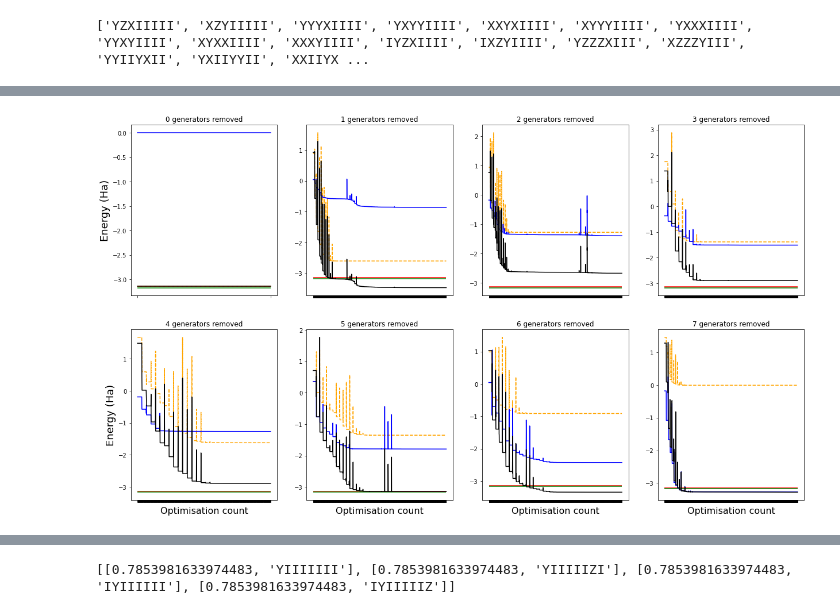
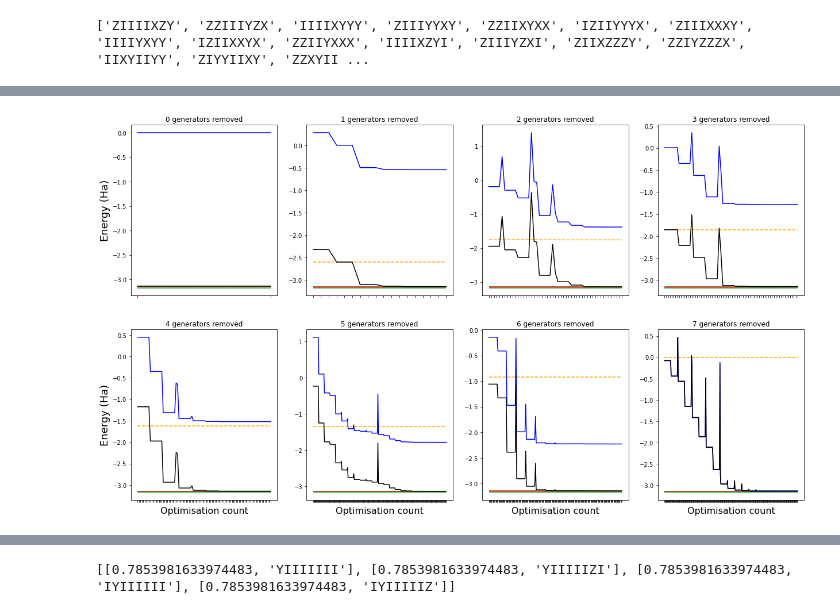
Before and after one commit to wmkirby1/CS-VQE, a Jupyter notebook: HeH+ Example.ipynb, the cells around one changed output, grey strips where cells are left out. Drawn from its saved outputs; the diff is of its cells as text; code cells hidden in the pictures.

Commit message:
Adjusting ansatz

```diff
--- a/HeH+ Example.ipynb
+++ b/HeH+ Example.ipynb
@@ -131,13 +140,13 @@ fn_form = c.energy_function_form(ham_noncon, model)
 gs_noncon = c.find_gs_noncon(ham_noncon)
 gs_noncon_energy = gs_noncon[0]
 ep_state = gs_noncon[1]
-generators = {g:1 for g in model[0]}
+generators = {g:gs_noncon[1][0][index] for index, g in enumerate(model[0])}
 A = {p:ep_state[1][index] for index, p in enumerate(model[1])}
 r1 = ep_state[1][0]
 r2 = ep_state[1][1]
 
+#rotate the hamiltonians
 rotations = (c.diagonalize_epistemic(model,fn_form,ep_state))[0]
-#rotate the hamiltonians
 ham, ham_noncon, ham_context = eig.rotate_hamiltonian(rotations, ham, ham_noncon, ham_context)
 generators = eig.rotate_operator(rotations, generators)
 A = eig.rotate_operator(rotations, A)
@@ -427,18 +462,18 @@ plt.hlines(true_gs, 1, len(X), color='g')
 # %%
 ucc_fix_q1 = []
-ucc = qonvert.QubitOperator_to_dict(ucc_q, num_qubits)
 for p in ucc.keys():
     p_list = list(p)
-    p_list[6] = 'I'
-    #p_list.reverse()
+    #p_list[6] = 'I'
+    #p_list[7] = 'I'
+    p_list.reverse()
     ucc_fix_q1.append(''.join(p_list))
 print(ucc_fix_q1)
 # %% [output]
-['YZXIIIII', 'XZYIIIII', 'YYYXIIII', 'YXYYIIII', 'XXYXIIII', 'XYYYIIII', 'YXXXIIII', 'YYXYIIII', 'XYXXIIII', 'XXXYIIII', 'IYZXIIII', 'IXZYIIII', 'YZZZXIII', 'XZZZYIII', 'YYIIYXII', 'YXIIYYII', 'XXIIYX ...
+['ZIIIIXZY', 'ZZIIIYZX', 'IIIIXYYY', 'ZIIIYYXY', 'ZZIIXYXX', 'IZIIYYYX', 'ZIIIXXXY', 'IIIIYXYY', 'IZIIXXYX', 'ZZIIYXXX', 'IIIIXZYI', 'ZIIIYZXI', 'ZIIXZZZY', 'ZZIYZZZX', 'IIXYIIYY', 'ZIYYIIXY', 'ZZXYII ...
 # %%
 #VQE setup
 qi = QuantumInstance(Aer.get_backend('statevector_simulator'))
-slsqp = SLSQP(maxiter=1000)
+slsqp = SLSQP(maxiter=10000)
 counts = []
 values = []
 
@@ -470,14 +505,23 @@ for index, grid in enumerate(grid_pos):
     removed_generators = [list(generators.keys())[i] for i in removed_index]
     Z_indices = [7 - g.find('Z') for g in removed_generators]
 
-    print(removed_generators, Z_indices)
+    print('Removed generators:', removed_generators, Z_indices)
 
     new_ham_noncon, new_ham_context = eig.discard_generator(ham_noncon, ham_context, removed_generators)
-    vqe_input_ham_noncon = qonvert.dict_to_WeightedPauliOperator(new_ham_noncon)
-    vqe_input_ham_context = qonvert.dict_to_WeightedPauliOperator(new_ham_context)
+    new_ham_noncon_add_q8={}
+    new_ham_context_add_q8={}
+    for p in new_ham_noncon.keys():
+        p_add_q = 'I' + p
+        new_ham_noncon_add_q8[p_add_q] = new_ham_noncon[p]
+    for p in new_ham_context.keys():
+        p_add_q = 'I' + p
+        new_ham_context_add_q8[p_add_q] = new_ham_context[p]
+
+    vqe_input_ham_noncon = qonvert.dict_to_WeightedPauliOperator(new_ham_noncon_add_q8)
+    vqe_input_ham_context = qonvert.dict_to_WeightedPauliOperator(new_ham_context_add_q8)
 
     # initiate blank circuit
-    anz=QuantumCircuit(num_qubits)
+    anz=QuantumCircuit(num_qubits + 1)
 
     # noncontextual reference
     anz.x(4)
@@ -486,20 +530,44 @@ for index, grid in enumerate(grid_pos):
     if Z_indices == []:
         anz.rz(params[0], 4) # because VQE needs at least one parameter...
     else:
-        #for index, z in enumerate(Z_indices):
-        #    anz.rx(params[index], z)
-        anz = c_anz.construct_ansatz(paulis=ucc_fix_q1, circ=anz)
+        param_index = 0
+        over_P = ['I' for i in range(num_qubits+1)]
+        for z in Z_indices:
+            blank_P = ['I' for i in range(num_qubits+1)]
+            blank_P[z] = 'X'
+            over_P[z] = 'X'
+            anz += c_anz.exp_P(''.join(blank_P), rot = params[param_index])
+            anz += c_anz.exp_P(''.join(over_P), rot = params[param_index+1])
+            param_index += 2
+
+        #ucc_fix = []
+        #Z_complement = list(set(range(num_qubits)) - set(Z_indices))
+        ##print(Z_complement)
+        #for p in ucc.keys():
+        #    p_list = list(deepcopy(p))
+        #    p_list.reverse()
+        #    #p_list[6] = 'I'
+        #    #p_list[7] = 'I'
+        #    for z in Z_complement:
+        #        p_list[z] = 'I'
+        #    ucc_fix.append(''.join(p_list) + 'I')
+        #    #print(p_list)
+        ##print(ucc_fix)
+
+        #anz = c_anz.construct_ansatz(paulis=ucc_fix, circ=anz)
+        #anz += c_anz.exp_P('IIIYYIII', rot = Parameter('a'))
 
     # store parity in auxiliary qubit (8) via CNOT cascade
-    anz.cx(2, 3),anz.cx(3, 4),anz.cx(4, 5),anz.cx(5, 6),anz.cx(6, 0)
+    anz.cx(2, 3),anz.cx(3, 4),anz.cx(4, 5),anz.cx(5, 6),anz.cx(6, 8)
     # move into +1-eigenspace
-    anz.cry(2*t1, 0, 1)
-    anz.x(0)
-    anz.cry(2*t2, 0, 1)
-    anz.x(0)
+    anz.cry(2*t1, 8, 1)
+    anz.x(8)
+    anz.cry(2*t2, 8, 1)
+    anz.x(8)
     # reverse CNOT cascade
-    anz.cx(6, 0),anz.cx(5, 6), anz.cx(4, 5), anz.cx(3, 4), anz.cx(2, 3)
+    anz.cx(6, 8),anz.cx(5, 6), anz.cx(4, 5), anz.cx(3, 4), anz.cx(2, 3)
     anz.x(1)
+    #print(anz.draw())
 
     # create VQE routine
     vqe = VQE(anz, optimizer=slsqp, callback=store_intermediate_result, quantum_instance=qi)
@@ -527,9 +595,7 @@ for index, grid in enumerate(grid_pos):
 
     # combined approximation
     Y_total = [sum(x) for x in zip(Y_noncon, Y_context)]
-    for i in Y_total:
-        if i < gs_noncon_energy:
-            print('***Winner***', i)
+    print('VQE result:', Y_total[-1], 'Improvement?', Y_total[-1]<gs_noncon_energy, '|', 'Noncontextual:', gs_noncon_energy, 'True:', true_gs)
 
     # plot results in corresponding subfigure
     axs[grid].plot(X, Y_noncon, color='orange',ls='--')
@@ -572 +637 @@ for index, grid in enumerate(grid_pos):
-[figure, old version]
+[figure, new version]
```
Also changed, not shown: parts of 22 cells of this notebook.
